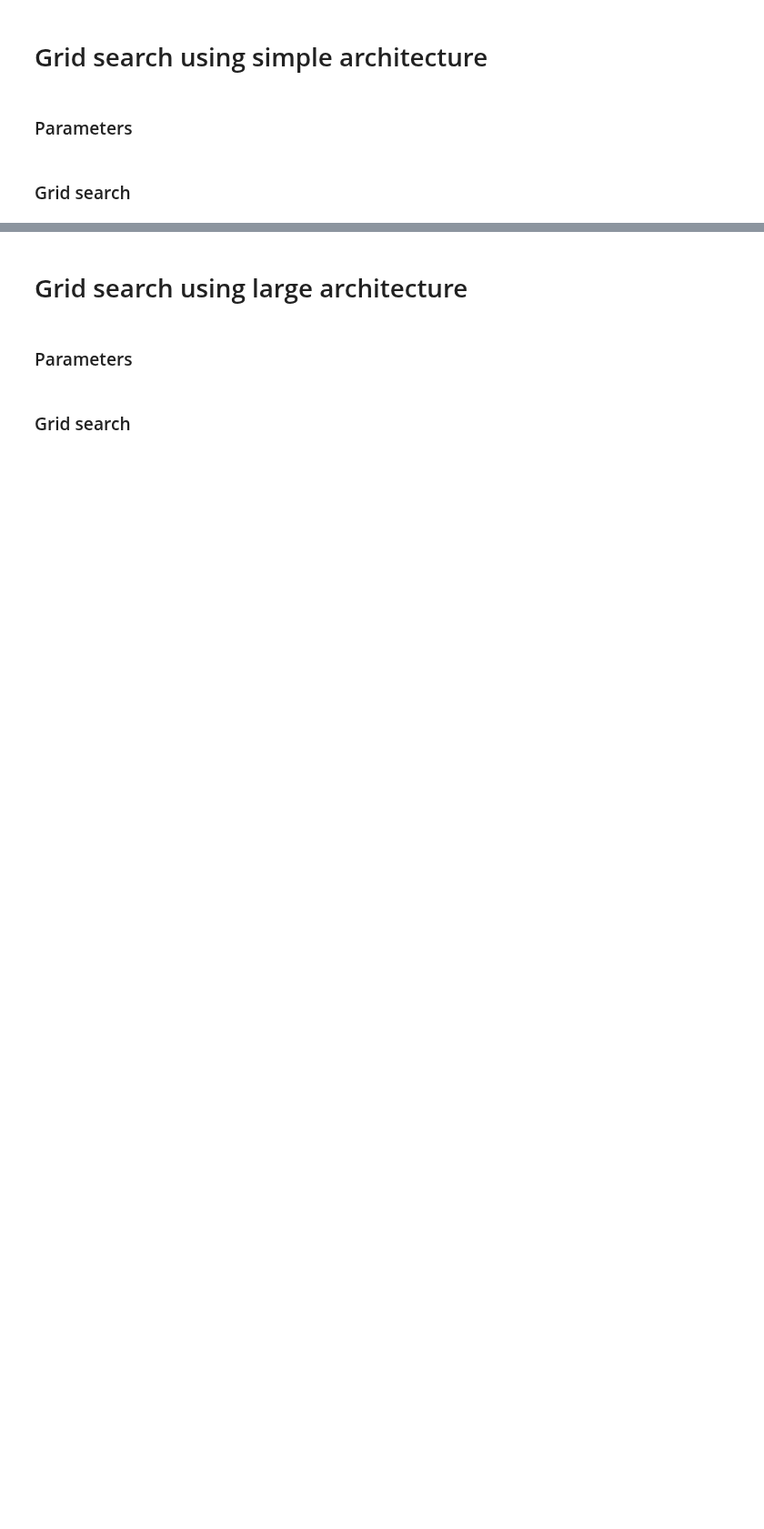
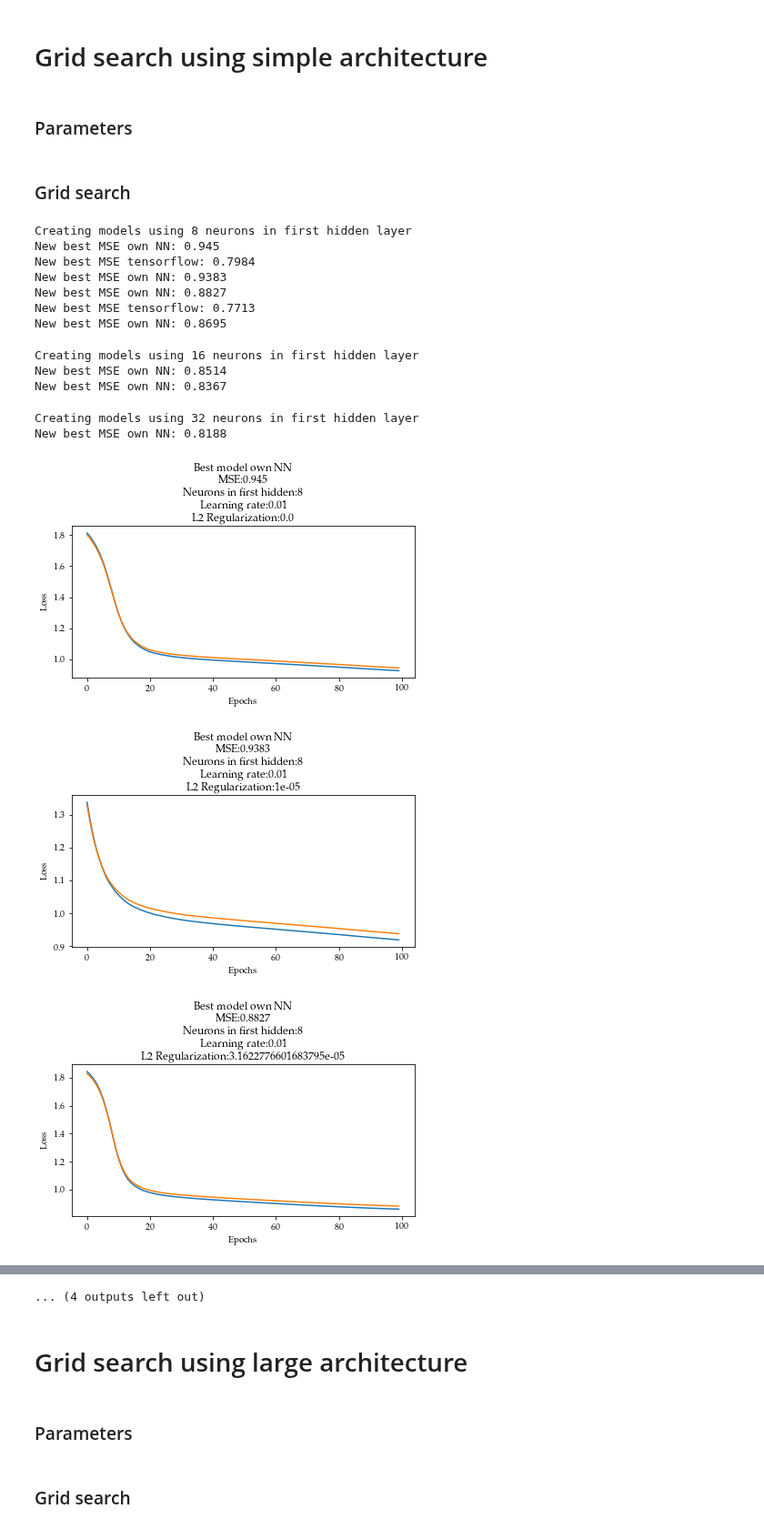
Before and after one commit to AndreasBordvik/FYS-STK4155-Prj2_report, a Jupyter notebook: code/Part_B.ipynb, the cells around one changed output, grey strips where cells are left out. Shown at 91% size. Saved outputs shown, nothing was run; the diff lists cells and outputs as text; code cells hidden in the pictures; blank space fills up the shorter version.

```diff
--- a/code/Part_B.ipynb
+++ b/code/Part_B.ipynb
@@ -161,7 +176,7 @@ act_func = "sigmoid"
 # %% [markdown]
 ### Grid search
 # %%
-hidden_sizes = np.array([8, 16, 32])
+hidden_sizes = np.array([8, 16, 32, 48])
 eta_list = np.logspace(-2, -5, 10)
 lmb_list = np.concatenate([np.zeros(1),np.logspace(-5, -1, 9)], axis=0)
 heatmap_mtrx_MSE = np.zeros(shape=(hidden_sizes.shape[0], eta_list.shape[0], lmb_list.shape[0]))
@@ -209,30 +224,46 @@ for n, hidden_size in tqdm(enumerate(hidden_sizes)):
                 plt.xlabel("Epochs")
                 plt.ylabel("Loss")
                 plt.tight_layout()
                 plt.savefig(f"{REPORT_FIGURES}{EX_B}own_NN_best_training_small.pdf")
 
             R2_val = np.around(R2(t_test, t_hat_test_own), decimals=4)
             heatmap_mtrx_R2[n,y,x] = R2_val
 
             # Tensorflow
             tf_model.fit(X_train.copy(), t_train.copy(), batch_size=batch_size, epochs=epochs, verbose=0)
             t_hat_test_tf = tf_model.predict(X_test.copy())
 
             MSE_val_tf = np.around(MSE(t_test, t_hat_test_tf), decimals=4)
             heatmap_mtrx_MSE_tf[n, y,x] = MSE_val_tf
 
             if parameters_best_MSE_tf["best_MSE"] > MSE_val_tf:
                 print(f"New best MSE tensorflow: {MSE_val_tf}")
                 parameters_best_MSE_tf["best_MSE"] = MSE_val_tf
                 parameters_best_MSE_tf["neurons_first_hidden"] = hidden_size
                 parameters_best_MSE_tf["learning_rate"] = eta
                 parameters_best_MSE_tf["lambda"] = lmb
                 best_models["tf_NN"] = tf_model
 
             R2_val_tf = np.around(R2(t_test, t_hat_test_tf), decimals=4)
             heatmap_mtrx_R2_tf[n, y,x] = R2_val_tf
 
 
 
     plot_save_NN_results(hidden_size=hidden_size, model_size="small", eta_list=eta_list, lmb_list=lmb_list,
                          heatmap_mtrx=heatmap_mtrx_MSE[n, :,:], heatmap_mtrx_tf=heatmap_mtrx_MSE_tf[n, :,:])
+# %% [output]
+Creating models using 8 neurons in first hidden layer
+New best MSE own NN: 0.945
+New best MSE tensorflow: 0.7984
+New best MSE own NN: 0.9383
+New best MSE own NN: 0.8827
+New best MSE tensorflow: 0.7713
+New best MSE own NN: 0.8695
+Creating models using 16 neurons in first hidden layer
+New best MSE own NN: 0.8514
+New best MSE own NN: 0.8367
+Creating models using 32 neurons in first hidden layer
+New best MSE own NN: 0.8188
+[figure, added]
+[figure, added]
+[figure, added]
@@ -239,3 +276,4 @@ for n, hidden_size in tqdm(enumerate(hidden_sizes)):
+... (4 outputs left out)
 # %% [markdown]
 # Grid search using large architecture
 # %% [markdown]
```
Also changed, not shown: parts of 7 cells of this notebook, 15 other files.
